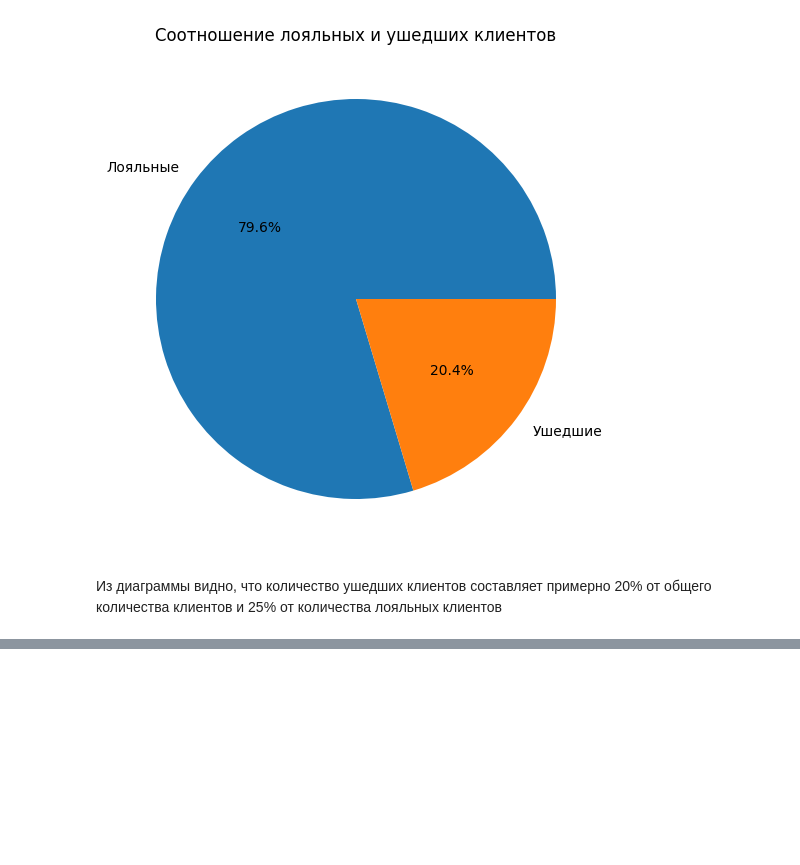
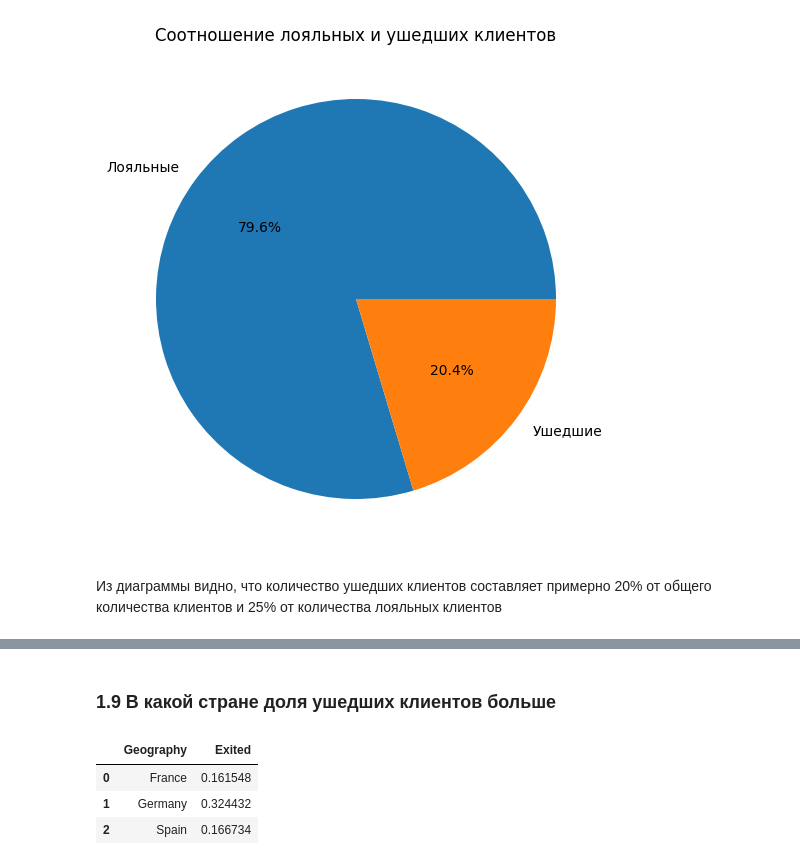
Before and after one commit to Umkasort/SF, a Jupyter notebook: Block1/PYTHON-13. Визуализация данных/13-9.ipynb, the cells around one changed output, grey strips where cells are left out. Saved outputs shown, nothing was run; the diff lists cells and outputs as text; code cells hidden in the pictures; blank space fills up the shorter version.

```diff
--- a/Block1/PYTHON-13. Визуализация данных/13-9.ipynb
+++ b/Block1/PYTHON-13. Визуализация данных/13-9.ipynb
@@ -62,0 +182,24 @@ display(churn_1_2.shape)
+# %% [markdown]
+###  1.9 В какой стране доля ушедших клиентов больше
+# %%
+churn_tmp=churn_data.copy()
+
+churn_tmp=churn_tmp.groupby(by='Geography',as_index=False)['Exited'].mean()
+#churn_tmp=churn_tmp[churn_tmp['Exited']==1]
+fig = px.choropleth(
+    data_frame=churn_tmp,
+    locations="Geography",
+    locationmode = "country names",
+    color='Exited',
+    title='Зависимость оттока клиентов от страны',
+    range_color=[0, 0.4],
+    width=800, #ширина
+    height=500, #высота
+    color_continuous_scale='Blues'
+)
+fig.show()
+# %% [output]
+|  | Geography | Exited |
+| 0 | France | 0.161548 |
+| 1 | Germany | 0.324432 |
+| 2 | Spain | 0.166734 |
```
Also changed, not shown: parts of 29 cells of this notebook, 1 other file.
